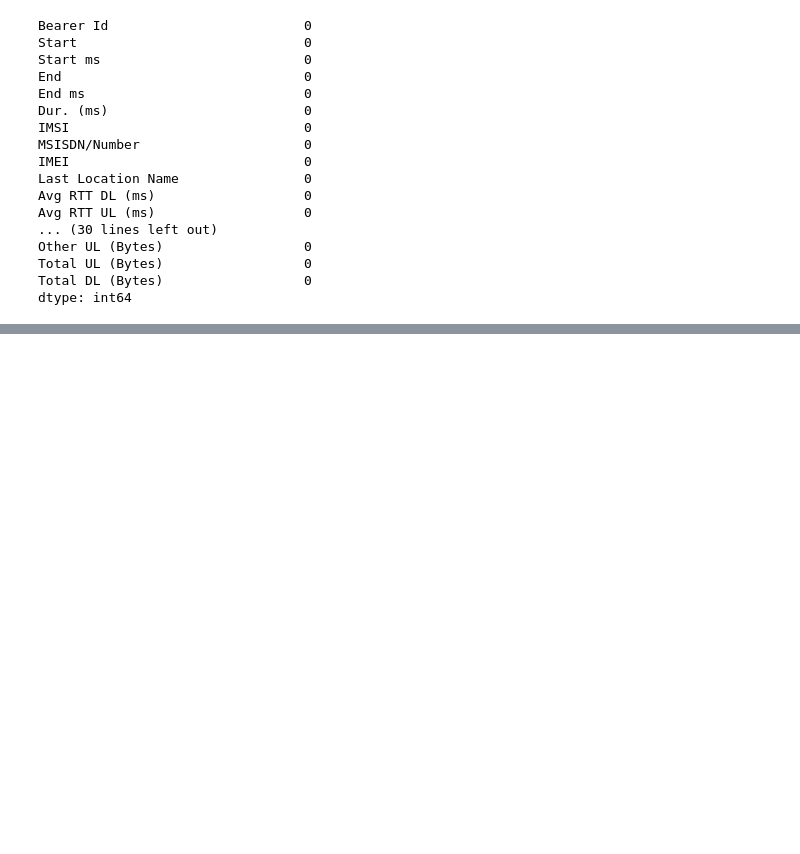
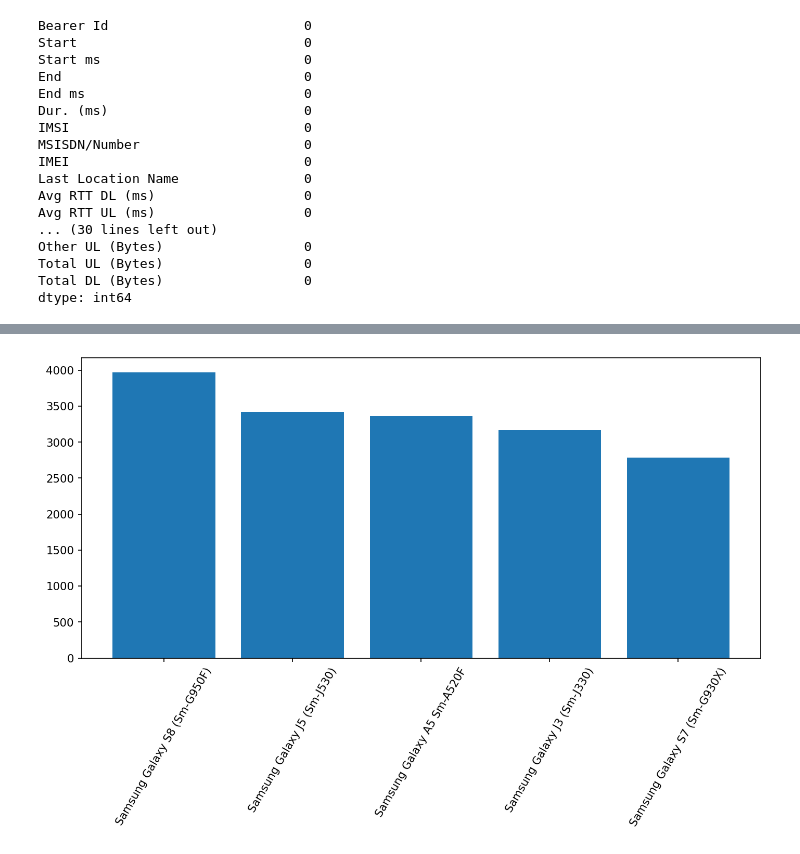
Before and after one commit to KutashiMA/Telecom_User_Analytics, a Jupyter notebook: User_Analytics.ipynb, the cells around one changed output, grey strips where cells are left out. Cells and saved outputs as stored; diff of their text form; code cells hidden in the pictures; blank space fills up the shorter version.

```diff
--- a/User_Analytics.ipynb
+++ b/User_Analytics.ipynb
@@ -298,0 +389,6 @@ memory usage: 43.8+ MB
+# %%
+# top3 = df_pp.loc[(df_pp['Handset Manufacturer'] == 'Apple') | df['Handset Manufacturer'] == 'Samsung' | df['Handset Manufacturer'] == 'Huawei']
+top3 = df_pp.loc[df['Handset Manufacturer'].str.contains('Apple|Samsung|Huawei', flags=re.I, regex=True)]
+top3 = top3[['Handset Type', 'Handset Manufacturer']]
+top3.reset_index(drop=True, inplace=True)
+top3.head()
@@ -298,0 +402,5 @@ memory usage: 43.8+ MB
+# %%
+# cecking the top 5 per samsung
+samsung = top3.loc[top3['Handset Manufacturer'] == 'Samsung']
+top_samsung = samsung.groupby('Handset Type').agg({'Handset Manufacturer': 'count'}).sort_values(by='Handset Manufacturer', ascending=False)[:5]
+top_samsung
@@ -298,0 +415,10 @@ memory usage: 43.8+ MB
+# %%
+plt.figure(figsize = (11,5), dpi = 153)
+
+plt.bar(top_samsung.index, top_samsung['Handset Manufacturer'])
+
+plt.xticks(rotation=60)
+
+plt.show()
+# %% [output]
+[figure, added]
```
Also changed, not shown: parts of 65 cells of this notebook.
